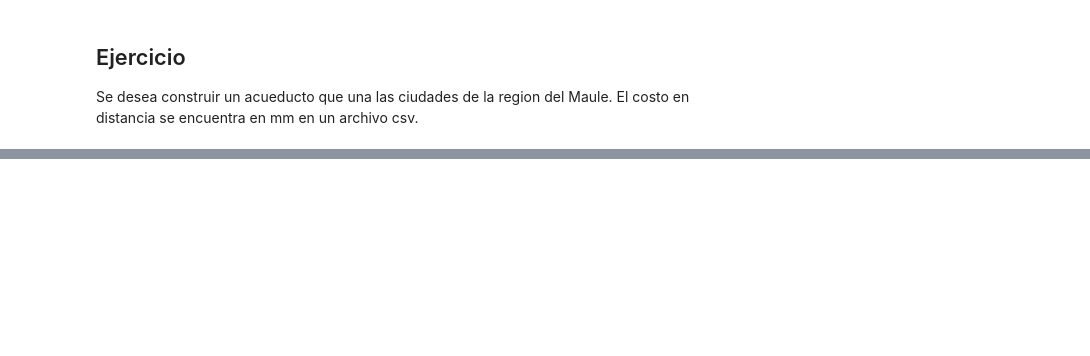
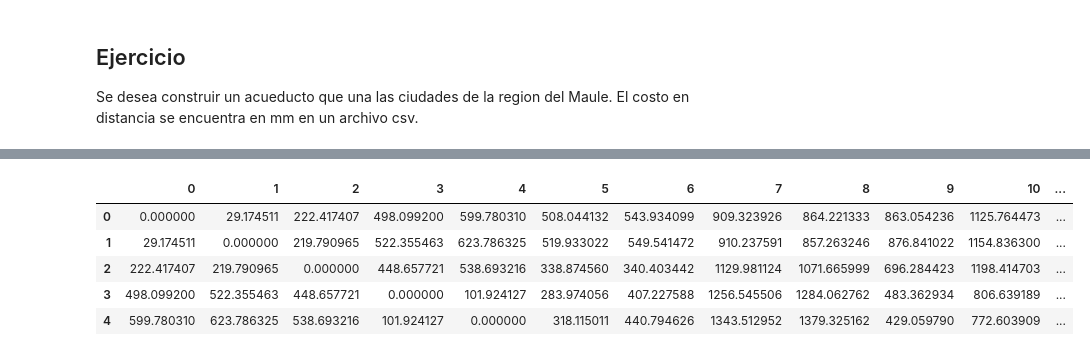
Before and after one commit to shernandez-ucm/estructuras_discretas, a Jupyter notebook: 4.-recorrido_grafos.ipynb, the cells around one changed output, grey strips where cells are left out. Cells and saved outputs as stored; diff of their text form; code cells hidden in the pictures; blank space fills up the shorter version.

```diff
--- a/4.-recorrido_grafos.ipynb
+++ b/4.-recorrido_grafos.ipynb
@@ -204,3 +242,30 @@ def haversine(lon1, lat1, lon2, lat2):
     c = 2 * asin(sqrt(a))
     r = 6371 # Radius of earth in kilometers. Use 3956 for miles
     return c * r *1000
+# %%
+def pairwise_haversine(df):
+    """
+    Calcula la matriz de distancias Haversine para todos los pares de coordenadas en el DataFrame.
+    El DataFrame debe tener columnas 'lat' y 'lng'.
+    Retorna un DataFrame con las distancias en metros.
+    """
+    n = len(df)
+    dist_matrix = np.zeros((n, n))
+    coords = df[['lat', 'lng']].values
+    for i in range(n):
+        for j in range(i+1, n):
+            d = haversine(coords[i][1], coords[i][0], coords[j][1], coords[j][0])
+            dist_matrix[i, j] = d
+            dist_matrix[j, i] = d
+    return pd.DataFrame(dist_matrix, columns=df.index, index=df.index)
+
+# Ejemplo de uso:
+dist_df = pairwise_haversine(gdf_puntoslimpios)
+dist_df.head()
+# %% [output]
+|  | 0 | 1 | 2 | 3 | 4 | 5 | 6 | 7 | 8 | 9 | 10 | ... |
+| 0 | 0.000000 | 29.174511 | 222.417407 | 498.099200 | 599.780310 | 508.044132 | 543.934099 | 909.323926 | 864.221333 | 863.054236 | 1125.764473 | ... |
+| 1 | 29.174511 | 0.000000 | 219.790965 | 522.355463 | 623.786325 | 519.933022 | 549.541472 | 910.237591 | 857.263246 | 876.841022 | 1154.836300 | ... |
+| 2 | 222.417407 | 219.790965 | 0.000000 | 448.657721 | 538.693216 | 338.874560 | 340.403442 | 1129.981124 | 1071.665999 | 696.284423 | 1198.414703 | ... |
+| 3 | 498.099200 | 522.355463 | 448.657721 | 0.000000 | 101.924127 | 283.974056 | 407.227588 | 1256.545506 | 1284.062762 | 483.362934 | 806.639189 | ... |
+| 4 | 599.780310 | 623.786325 | 538.693216 | 101.924127 | 0.000000 | 318.115011 | 440.794626 | 1343.512952 | 1379.325162 | 429.059790 | 772.603909 | ... |
```
Also changed, not shown: parts of 22 cells of this notebook, 1 other file.
